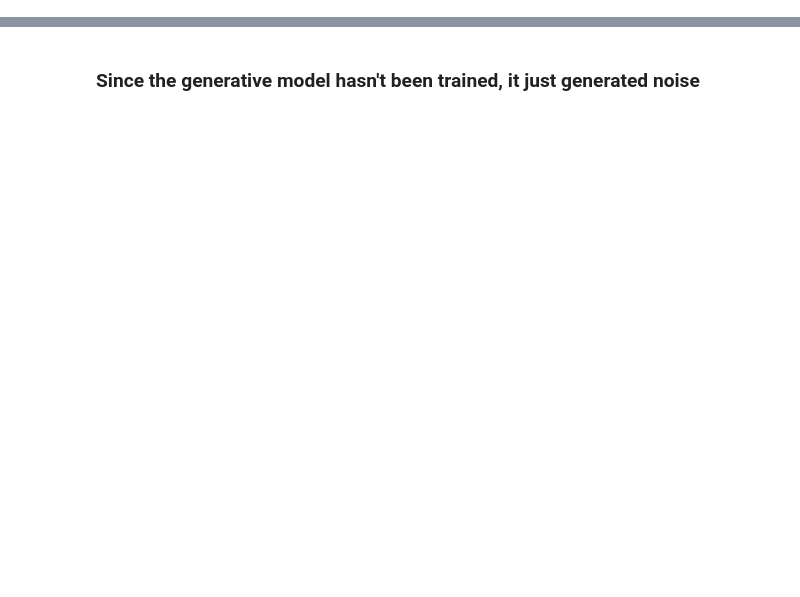
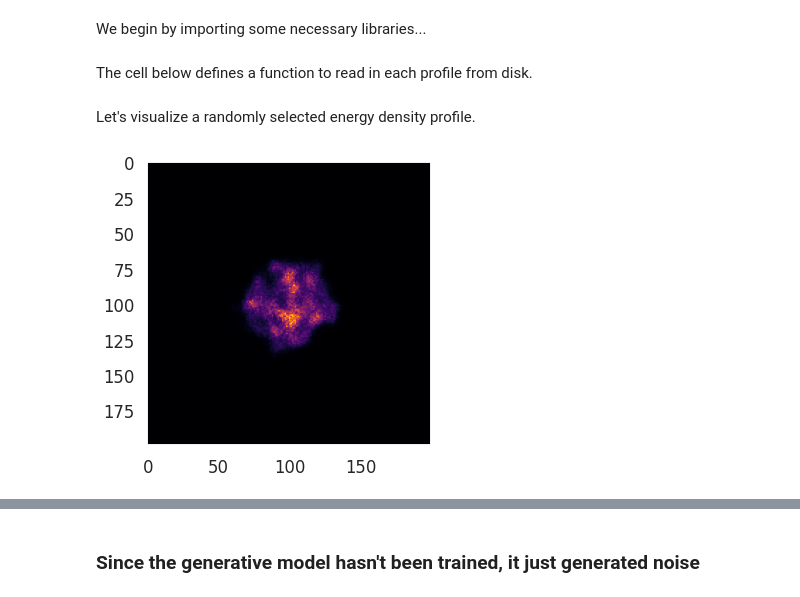
Before and after one commit to derekeverett/ml_optimize_hydro, a Jupyter notebook: predict_profiles/IPGANsma/Train_GAN.ipynb, the cells around one changed output, grey strips where cells are left out. Drawn from its saved outputs; the diff is of its cells as text; code cells hidden in the pictures; blank space fills up the shorter version.

```diff
--- a/predict_profiles/IPGANsma/Train_GAN.ipynb
+++ b/predict_profiles/IPGANsma/Train_GAN.ipynb
@@ -47,13 +0,0 @@ eps_max = 572.073
-# %%
-# this cell will load each profile from disk, rescale it,
-# and append it to the training array
-trainX = []
-for i in range(1, n_profiles+1):
-    eps_scaled = load_ipglasma_profile(i) / eps_max
-    trainX.append(eps_scaled)
-
-trainX = np.array(trainX)
-print(trainX.shape)
-
-#save the training data to disk
-np.save('training_profiles/trainX', trainX)
@@ -253,0 +31,2 @@ def define_generator(latent_dim):
+# %% [markdown]
+We begin by importing some necessary libraries...
@@ -253,0 +42,31 @@ def define_generator(latent_dim):
+# %% [markdown]
+The cell below defines a function to read in each profile from disk.
+# %%
+header_list = ['eta', 'x', 'y', 'eps', 'ut', 'ux', 'uy', 'T00', 'T0x', 'T0y', 'T0eta']
+nx = ny = 200 # the number of pixels (gridpoints) in x and y
+dx = dy = 0.17 # the size of each pixel in fm = 10^{-15} m
+n_profiles = 3970 # the number of profiles
+
+# the factor by which we coarse-grain.
+# profiles should probably only be coarse-grained for testing/debugging purposes
+n_coarse = 1
+nx_red = nx / n_coarse
+ny_red = ny / n_coarse
+
+def load_ipglasma_profile(i):
+    """A function to read in a single ipglasma event profile from disk"""
+    df = pd.read_csv('training_profiles/PbPb0-10/epsilon-u-Hydro'+str(i)+'.dat', header=None,
+                 sep=' ', skiprows=1, names=header_list)
+    eps = df['eps'].values.reshape(nx, ny)[::n_coarse, ::n_coarse]
+    return eps
+# %% [markdown]
+Let's visualize a randomly selected energy density profile.
+# %%
+i = np.random.randint(0, high=n_profiles, size=1, dtype='l')[0]
+eps = load_ipglasma_profile(i) # the loaded profile
+fig, axes = plt.subplots(1,1, figsize=(5,5))
+plt.imshow(eps, cmap='inferno')
+plt.tight_layout(True)
+plt.show()
+# %% [output]
+[figure, added]
```
Also changed, not shown: parts of 62 cells of this notebook.
